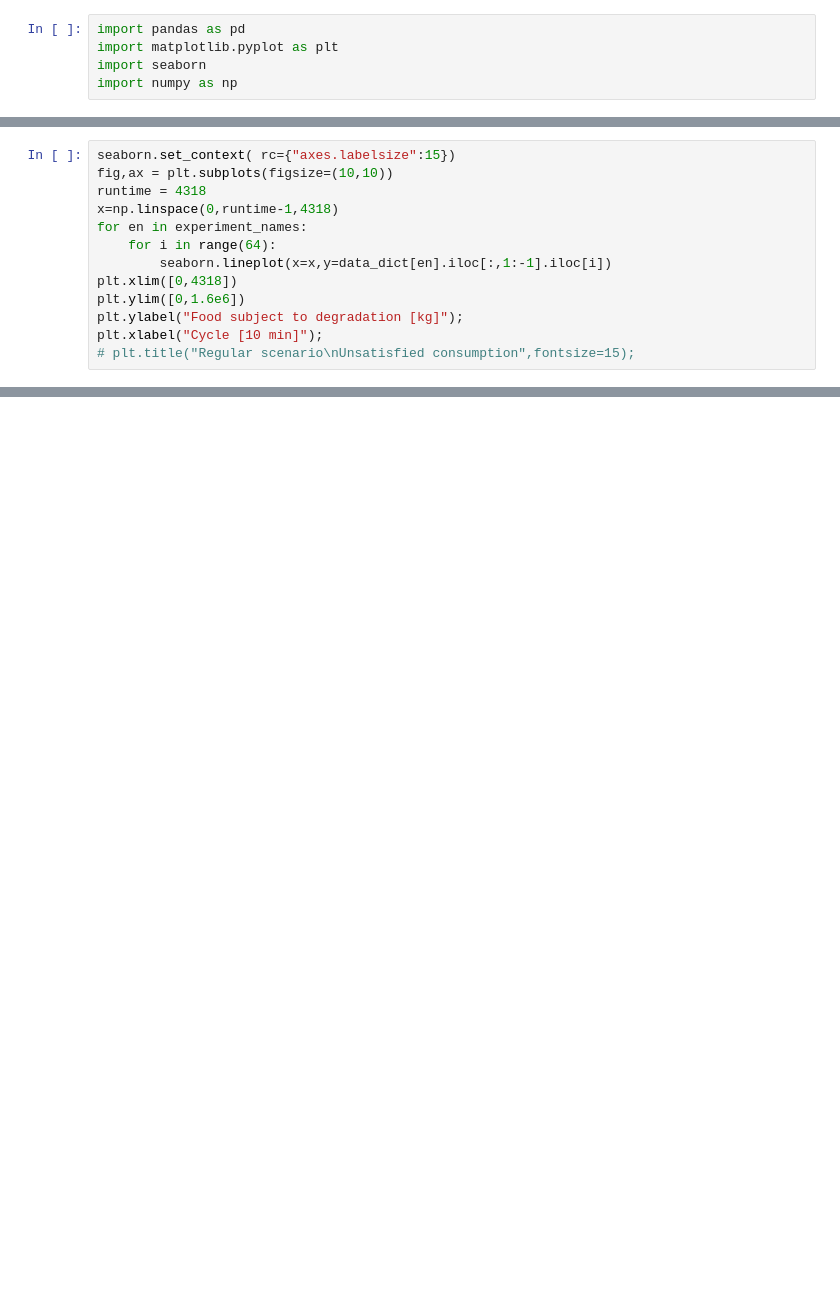
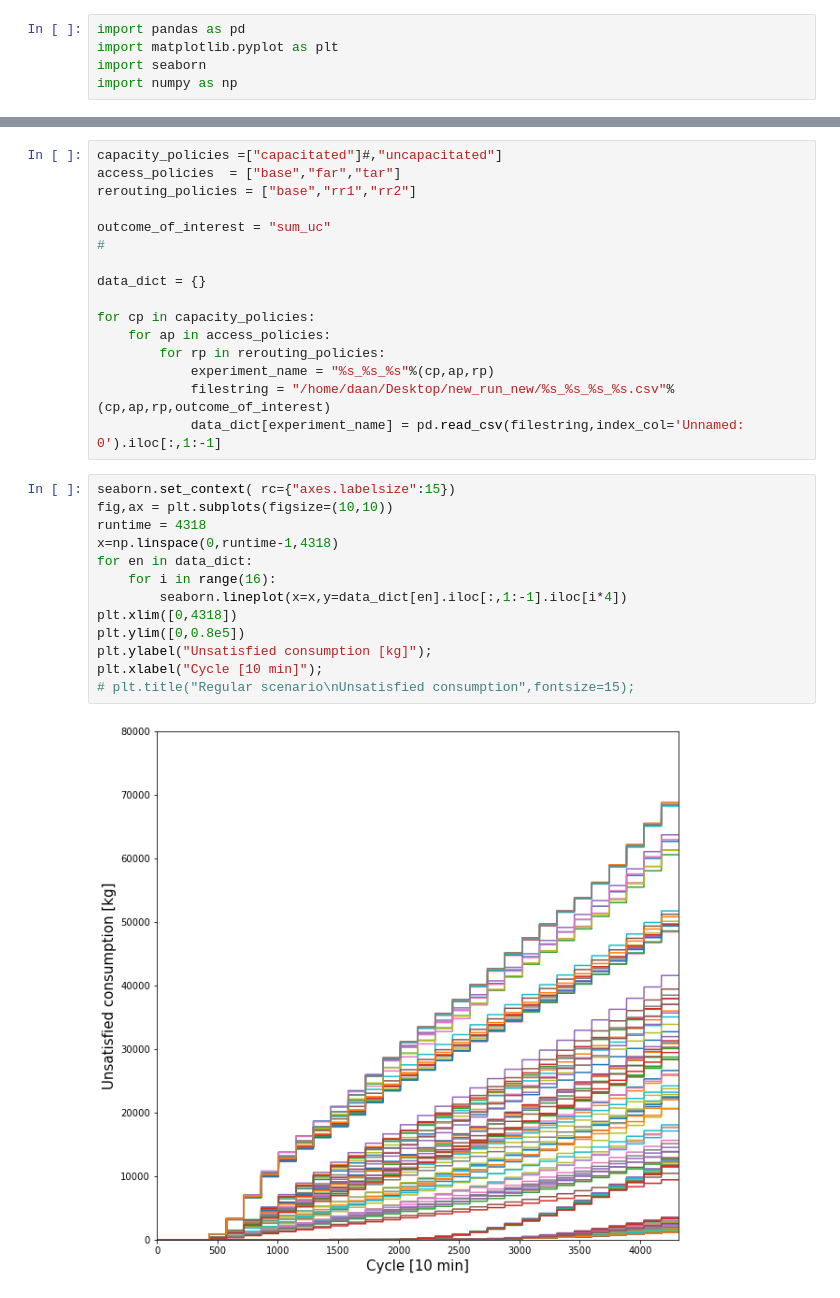
Before and after one commit to daanieo/FATM_ABM, a Jupyter notebook: main/Result_interpretation_old.ipynb, the cells around one changed output, grey strips where cells are left out. Saved outputs shown, nothing was run; the diff lists cells and outputs as text; blank space fills up the shorter version.

```diff
--- a/main/Result_interpretation_old.ipynb
+++ b/main/Result_interpretation_old.ipynb
@@ -150,13 +5,0 @@ for i in range(len(experiment_names)):
-# %%
-seaborn.set_context( rc={"axes.labelsize":15})
-fig,ax = plt.subplots(figsize=(10,10))
-runtime = 4318
-x=np.linspace(0,runtime-1,4318)
-for en in experiment_names:
-    for i in range(64):
-        seaborn.lineplot(x=x,y=data_dict[en].iloc[:,1:-1].iloc[i])
-plt.xlim([0,4318])
-plt.ylim([0,1.6e6])
-plt.ylabel("Food subject to degradation [kg]");
-plt.xlabel("Cycle [10 min]");
-# plt.title("Regular scenario\nUnsatisfied consumption",fontsize=15);
@@ -293,0 +8,31 @@ Name: V4321, Length: 64, dtype: float64
+# %%
+capacity_policies =["capacitated"]#,"uncapacitated"]
+access_policies  = ["base","far","tar"]
+rerouting_policies = ["base","rr1","rr2"]
+
+outcome_of_interest = "sum_uc"
+#
+
+data_dict = {}
+
+for cp in capacity_policies:
+    for ap in access_policies:
+        for rp in rerouting_policies:
+            experiment_name = "%s_%s_%s"%(cp,ap,rp)
+            filestring = "/home/daan/Desktop/new_run_new/%s_%s_%s_%s.csv"%(cp,ap,rp,outcome_of_interest)
+            data_dict[experiment_name] = pd.read_csv(filestring,index_col='Unnamed: 0').iloc[:,1:-1]
+# %%
+seaborn.set_context( rc={"axes.labelsize":15})
+fig,ax = plt.subplots(figsize=(10,10))
+runtime = 4318
+x=np.linspace(0,runtime-1,4318)
+for en in data_dict:
+    for i in range(16):
+        seaborn.lineplot(x=x,y=data_dict[en].iloc[:,1:-1].iloc[i*4])
+plt.xlim([0,4318])
+plt.ylim([0,0.8e5])
+plt.ylabel("Unsatisfied consumption [kg]");
+plt.xlabel("Cycle [10 min]");
+# plt.title("Regular scenario\nUnsatisfied consumption",fontsize=15);
+# %% [output]
+[figure, added]
```
Also changed, not shown: parts of 44 cells of this notebook, 3 other files.
